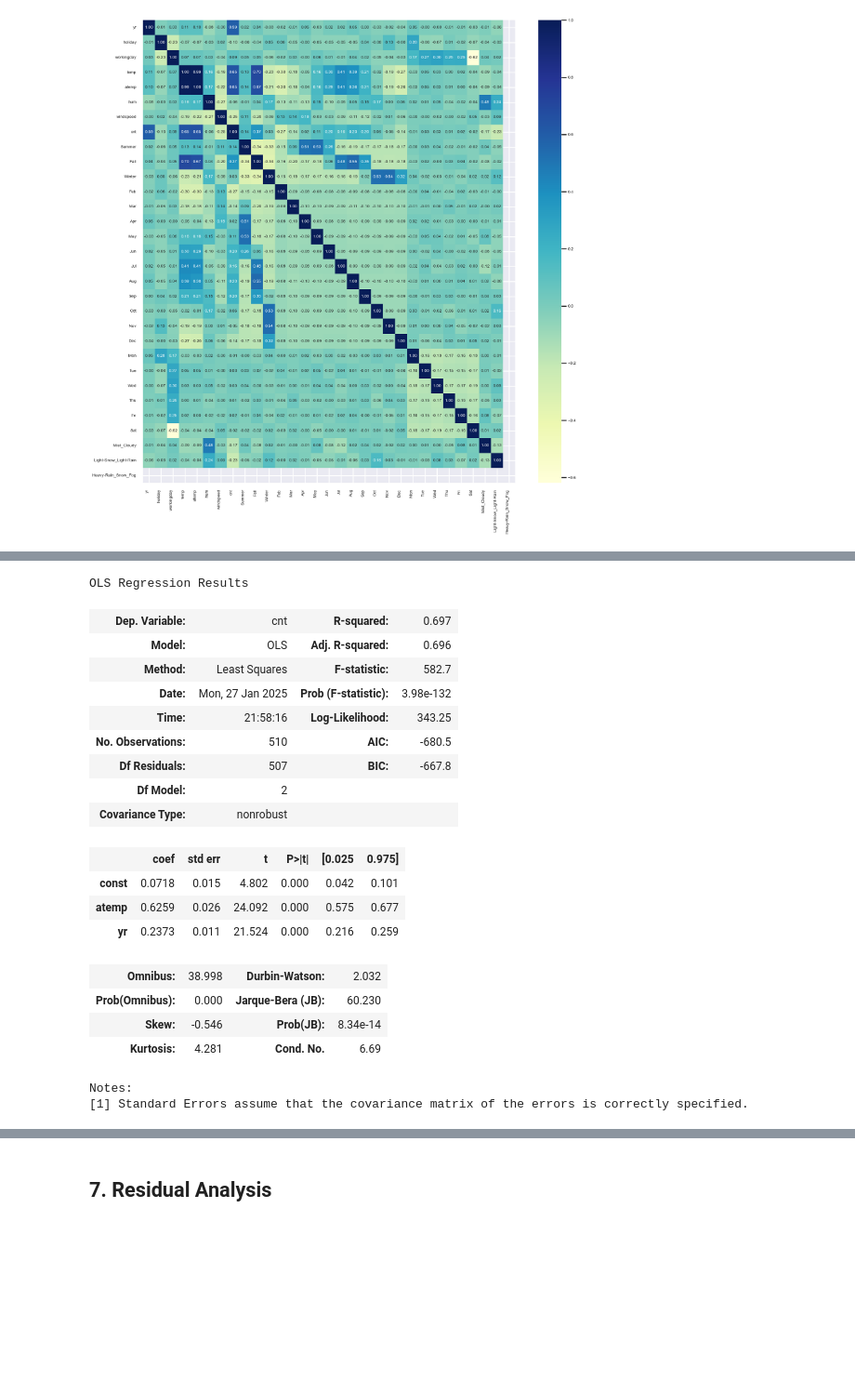
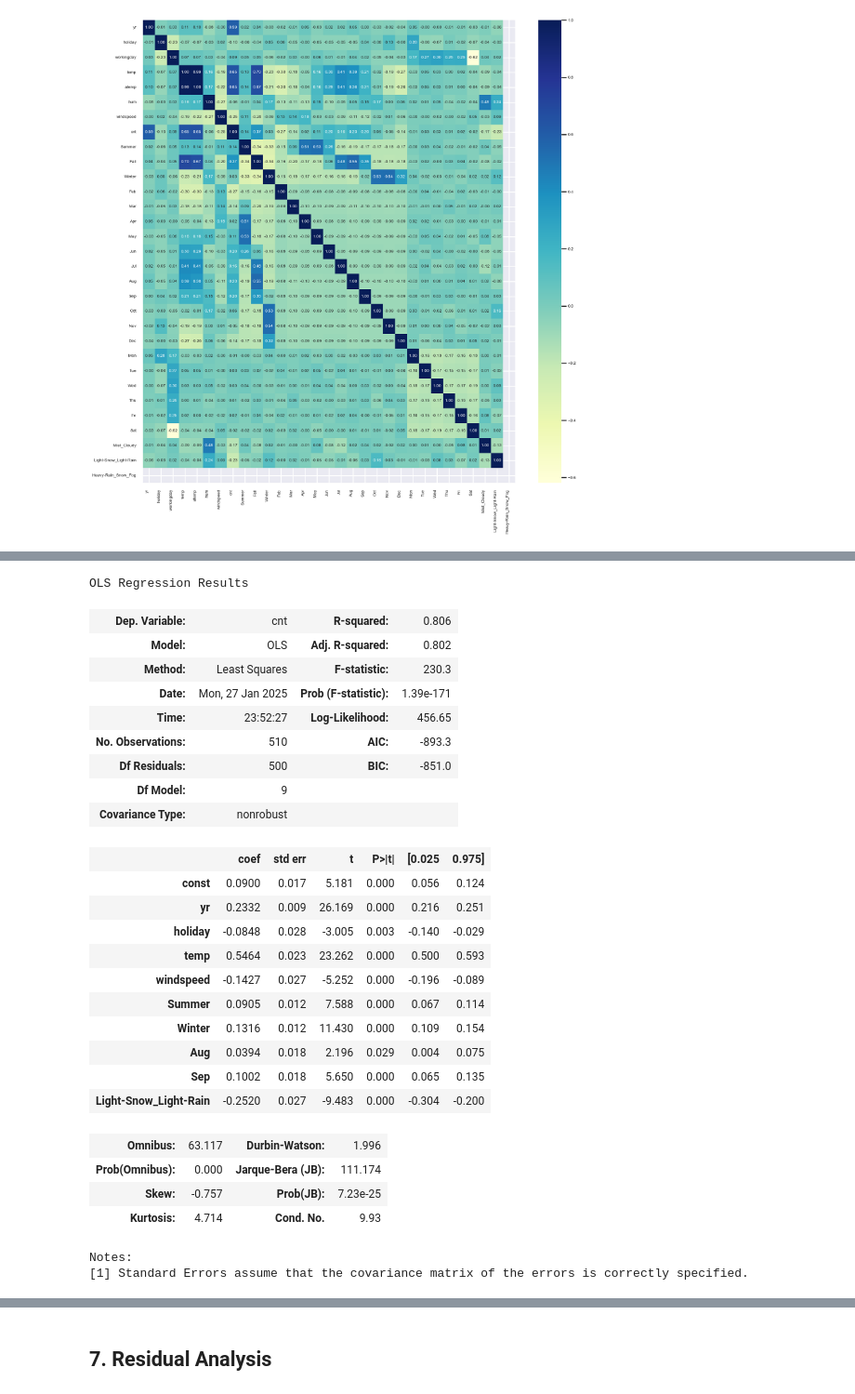
Before and after one commit to uvarajthulasiram/BikeSharingAssignment, a Jupyter notebook: LinearRegression.ipynb, the cells around one changed output, grey strips where cells are left out. Shown at 93% size. Cells and saved outputs as stored; diff of their text form; code cells hidden in the pictures; blank space fills up the shorter version.

```diff
--- a/LinearRegression.ipynb
+++ b/LinearRegression.ipynb
@@ -557,0 +573,3 @@ Significance level:
+# %%
+X_train_rfe = X_train[col]
+X_train_rfe.head()
@@ -609,0 +655,17 @@ Notes:
+# %%
+X_train_sm = X_train_rfe[['temp', 'yr']]
+X_train_sm = sm.add_constant(X_train_sm)
+
+lr = sm.OLS(y_train, X_train_sm)
+
+lr_model = lr.fit()
+
+lr_model.summary()
+
+# Quick observation
+#-------------------
+# 1. The coefficient of the continous variable 'temp' has gone down to 0.5843 and 'yr' is at 0.2367
+# 2. The p-value of both variables is 0 < (alpha 0.05 significance level). Hence the null hypothesis is rejected.
+# 3. Low p-value suggests the continuous independent variables atemp and yr are statistically significant
+# 4. Looking at the value of R-squared 0.692, we learn that, about 69.2% of the variance in cnt (demand) can explained by the variables temp and yr
+#-------------------
@@ -609,0 +696,14 @@ Notes:
+# %%
+X_train_sm = sm.add_constant(X_train_rfe)
+
+lr = sm.OLS(y_train, X_train_sm)
+
+lr_model = lr.fit()
+
+lr_model.summary()
+
+# Quick observation
+#-------------------
+# 1. The p-value zero for all the variables
+# 2. R2 value has gone up from 69.2% to 83.3%
+#-------------------
@@ -610,30 +775,39 @@ Notes:
+# %%
+# Let us try dropping the humidity column which has high VIF value
+X_train_updated = X_train_rfe.drop(['hum'], axis=1)
 # %%
-X_train_sm = X_train[['atemp', 'yr']]
-X_train_sm = sm.add_constant(X_train_sm)
+X_train_sm = sm.add_constant(X_train_updated)
 
 lr = sm.OLS(y_train, X_train_sm)
 
 lr_model = lr.fit()
 
 lr_model.summary()
 # %% [output]
 OLS Regression Results
-| Dep. Variable: | cnt | R-squared: | 0.697 |
-| Model: | OLS | Adj. R-squared: | 0.696 |
-| Method: | Least Squares | F-statistic: | 582.7 |
-| Date: | Mon, 27 Jan 2025 | Prob (F-statistic): | 3.98e-132 |
-| Time: | 21:58:16 | Log-Likelihood: | 343.25 |
-| No. Observations: | 510 | AIC: | -680.5 |
-| Df Residuals: | 507 | BIC: | -667.8 |
-| Df Model: | 2 |  |  |
+| Dep. Variable: | cnt | R-squared: | 0.806 |
+| Model: | OLS | Adj. R-squared: | 0.802 |
+| Method: | Least Squares | F-statistic: | 230.3 |
+| Date: | Mon, 27 Jan 2025 | Prob (F-statistic): | 1.39e-171 |
+| Time: | 23:52:27 | Log-Likelihood: | 456.65 |
+| No. Observations: | 510 | AIC: | -893.3 |
+| Df Residuals: | 500 | BIC: | -851.0 |
+| Df Model: | 9 |  |  |
 | Covariance Type: | nonrobust |  |  |
 |  | coef | std err | t | P>|t| | [0.025 | 0.975] |
-| const | 0.0718 | 0.015 | 4.802 | 0.000 | 0.042 | 0.101 |
-| atemp | 0.6259 | 0.026 | 24.092 | 0.000 | 0.575 | 0.677 |
-| yr | 0.2373 | 0.011 | 21.524 | 0.000 | 0.216 | 0.259 |
+| const | 0.0900 | 0.017 | 5.181 | 0.000 | 0.056 | 0.124 |
+| yr | 0.2332 | 0.009 | 26.169 | 0.000 | 0.216 | 0.251 |
+| holiday | -0.0848 | 0.028 | -3.005 | 0.003 | -0.140 | -0.029 |
+| temp | 0.5464 | 0.023 | 23.262 | 0.000 | 0.500 | 0.593 |
+| windspeed | -0.1427 | 0.027 | -5.252 | 0.000 | -0.196 | -0.089 |
+| Summer | 0.0905 | 0.012 | 7.588 | 0.000 | 0.067 | 0.114 |
+| Winter | 0.1316 | 0.012 | 11.430 | 0.000 | 0.109 | 0.154 |
+| Aug | 0.0394 | 0.018 | 2.196 | 0.029 | 0.004 | 0.075 |
+| Sep | 0.1002 | 0.018 | 5.650 | 0.000 | 0.065 | 0.135 |
+| Light-Snow_Light-Rain | -0.2520 | 0.027 | -9.483 | 0.000 | -0.304 | -0.200 |
-| Omnibus: | 38.998 | Durbin-Watson: | 2.032 |
-| Prob(Omnibus): | 0.000 | Jarque-Bera (JB): | 60.230 |
-| Skew: | -0.546 | Prob(JB): | 8.34e-14 |
-| Kurtosis: | 4.281 | Cond. No. | 6.69 |
+| Omnibus: | 63.117 | Durbin-Watson: | 1.996 |
+| Prob(Omnibus): | 0.000 | Jarque-Bera (JB): | 111.174 |
+| Skew: | -0.757 | Prob(JB): | 7.23e-25 |
+| Kurtosis: | 4.714 | Cond. No. | 9.93 |
 Notes:
 [1] Standard Errors assume that the covariance matrix of the errors is correctly specified.
```
Also changed, not shown: parts of 20 cells of this notebook.
